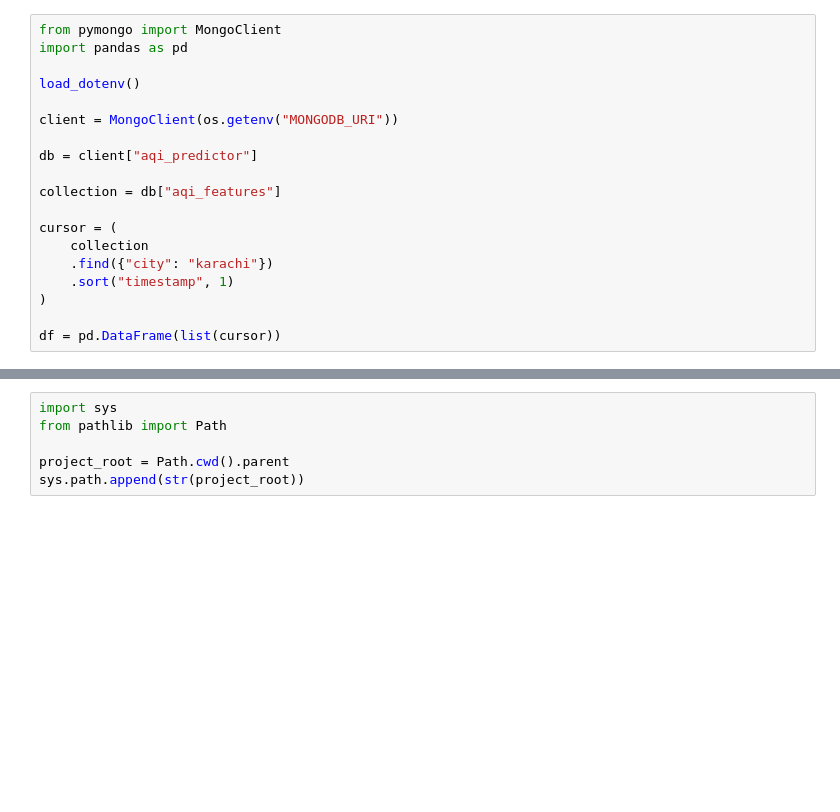
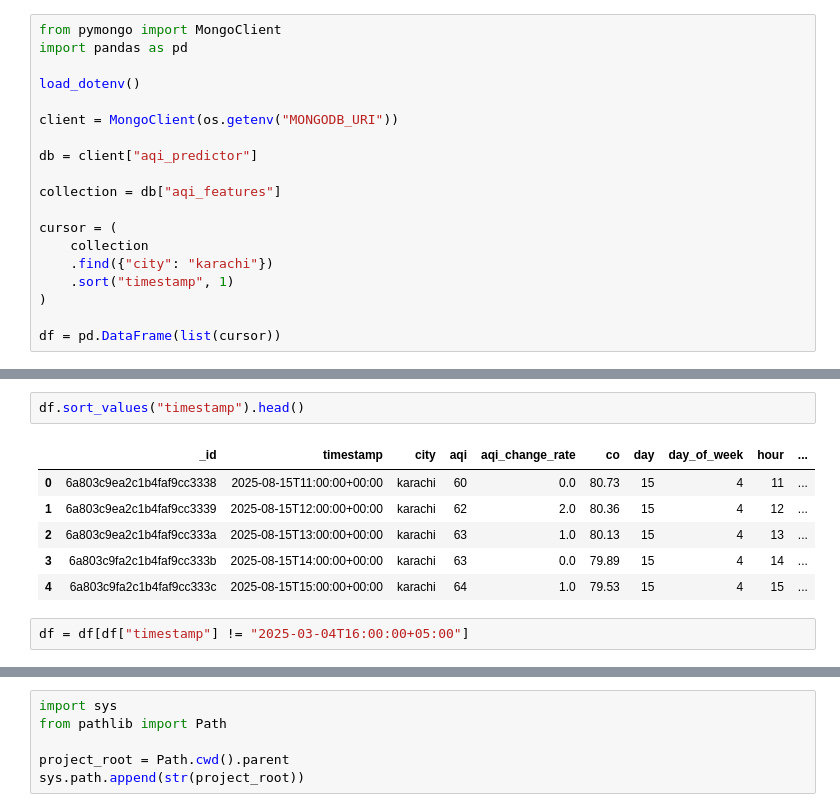
Before and after one commit to githubSubhanKhan/Air-Quality-Index-Predictor, a Jupyter notebook: app/notebooks/test_notebook.ipynb, the cells around one changed output, grey strips where cells are left out. Drawn from its saved outputs; the diff is of its cells as text; blank space fills up the shorter version.

```diff
--- a/app/notebooks/test_notebook.ipynb
+++ b/app/notebooks/test_notebook.ipynb
@@ -26,0 +47,11 @@ df = pd.DataFrame(list(cursor))
+# %%
+df.sort_values("timestamp").head()
+# %% [output]
+|  | _id | timestamp | city | aqi | aqi_change_rate | co | day | day_of_week | hour | ... |
+| 0 | 6a803c9ea2c1b4faf9cc3338 | 2025-08-15T11:00:00+00:00 | karachi | 60 | 0.0 | 80.73 | 15 | 4 | 11 | ... |
+| 1 | 6a803c9ea2c1b4faf9cc3339 | 2025-08-15T12:00:00+00:00 | karachi | 62 | 2.0 | 80.36 | 15 | 4 | 12 | ... |
+| 2 | 6a803c9ea2c1b4faf9cc333a | 2025-08-15T13:00:00+00:00 | karachi | 63 | 1.0 | 80.13 | 15 | 4 | 13 | ... |
+| 3 | 6a803c9fa2c1b4faf9cc333b | 2025-08-15T14:00:00+00:00 | karachi | 63 | 0.0 | 79.89 | 15 | 4 | 14 | ... |
+| 4 | 6a803c9fa2c1b4faf9cc333c | 2025-08-15T15:00:00+00:00 | karachi | 64 | 1.0 | 79.53 | 15 | 4 | 15 | ... |
+# %%
+df = df[df["timestamp"] != "2025-03-04T16:00:00+05:00"]
```
Also changed, not shown: parts of 10 cells of this notebook, 9 other files.
